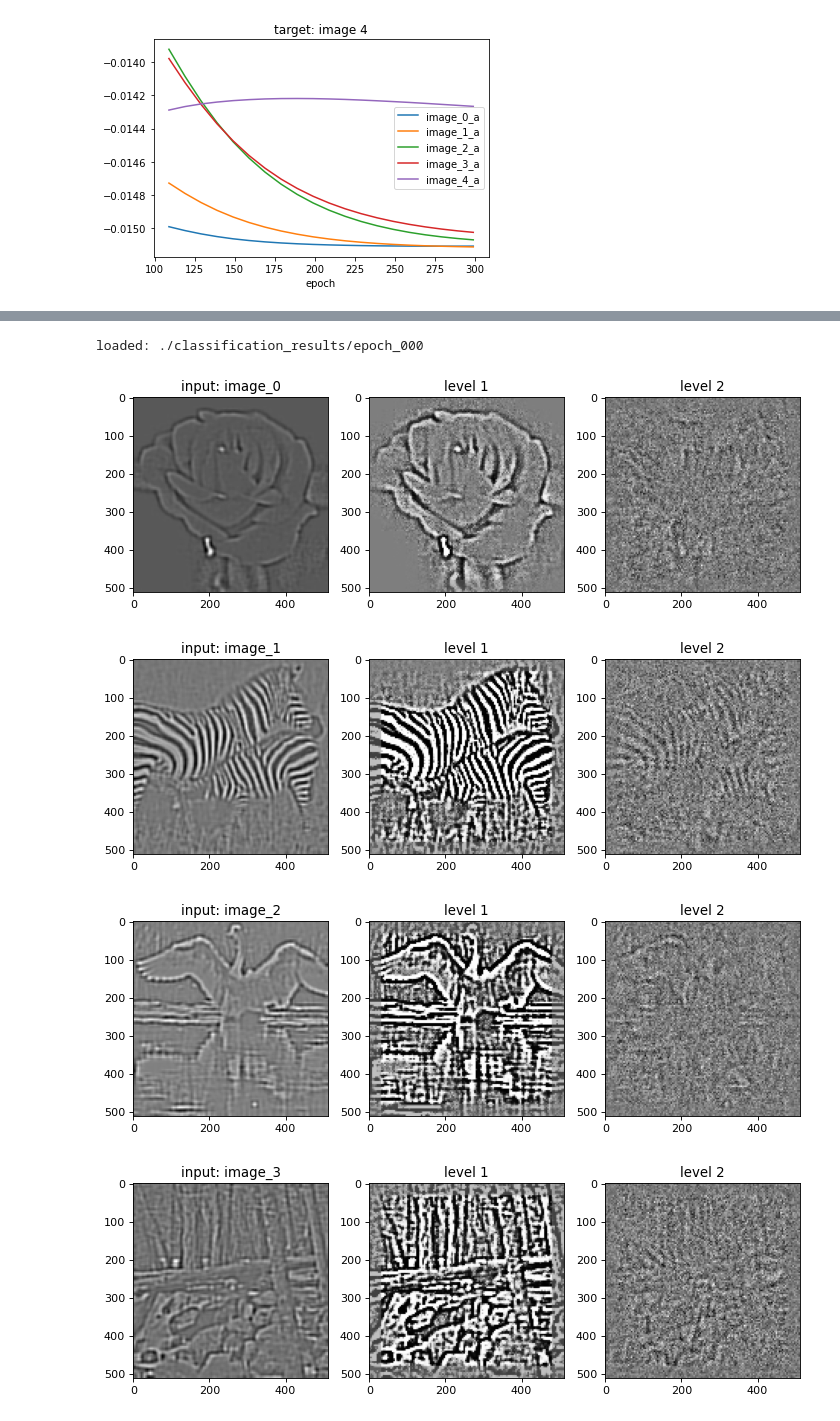
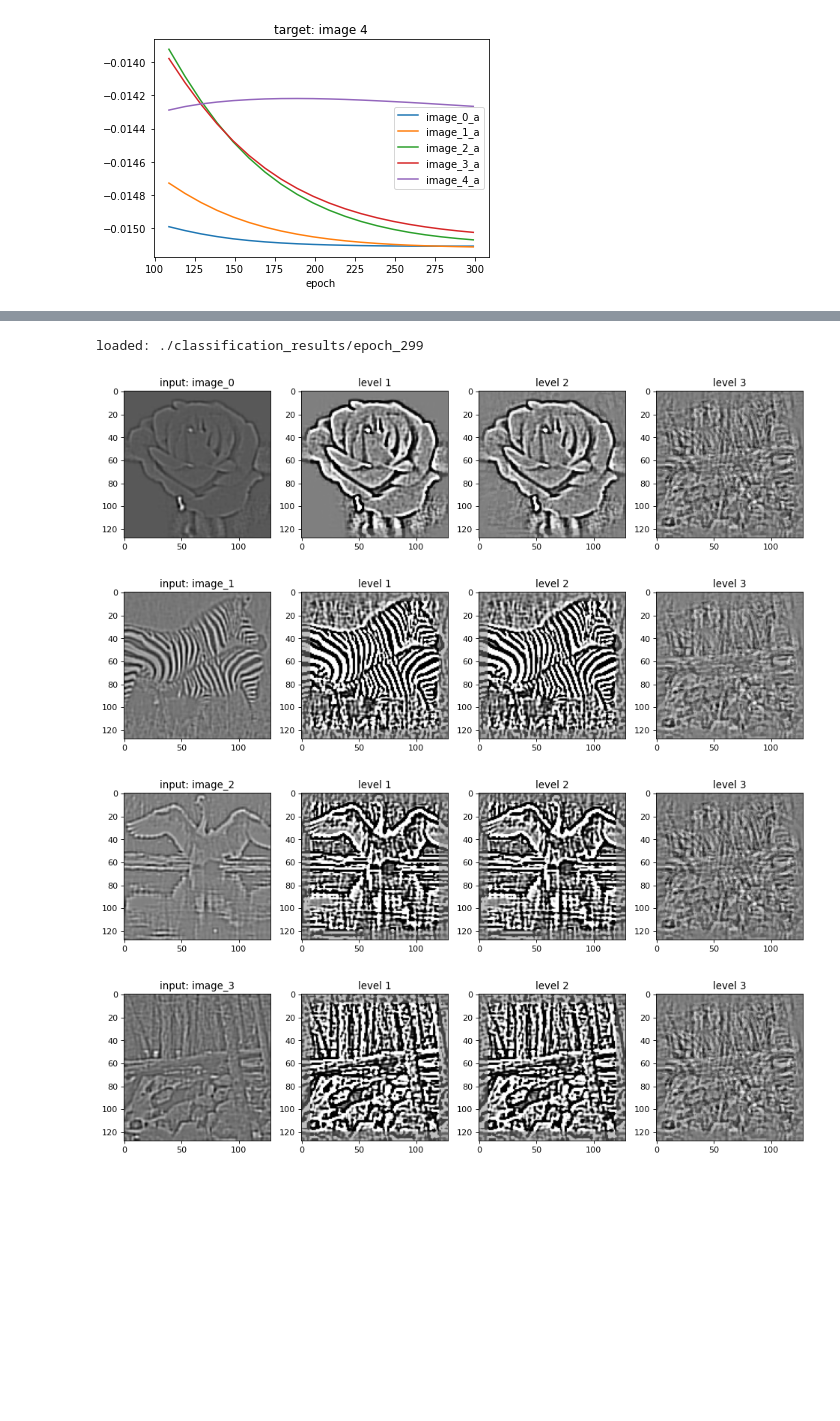
Before and after one commit to timhwang21/predictive_coding, a Jupyter notebook: classification.ipynb, the cells around one changed output, grey strips where cells are left out. Cells and saved outputs as stored; diff of their text form; code cells hidden in the pictures; blank space fills up the shorter version.

Commit message:
add level 3 reconstruction

```diff
--- a/classification.ipynb
+++ b/classification.ipynb
@@ -137,39 +180,42 @@ for i in range(vector_len):
 # %%
-model.load(os.path.join(out_dir, "epoch_{:0>{}d}".format(0, zero_pad_len)))
+model.load(os.path.join(out_dir, "epoch_{:0>{}d}".format(max(range(epoch_n)), zero_pad_len)))
 
 for i in range(len(test_set.filtered_images)):
     filtered_img = test_set.filtered_images[i]
-    filtered_img = cv2.resize(filtered_img, None, fx=4, fy=4, interpolation=cv2.INTER_NEAREST)
     filtered_img = cv2.normalize(src=filtered_img, dst=None, alpha=0, beta=255, norm_type=cv2.NORM_MINMAX, dtype=cv2.CV_8U)
 
     inputs = test_set.get_rf1_patches(i)
     label = test_set.labels[i]
     r1, r2, r3, e1, e2, e3 = model.apply_input(inputs, label, training=False)
     level1_img = model.reconstruct(r1, level=1)
     level2_img = model.reconstruct(r2, level=2)
-    level1_img = cv2.resize(level1_img, None, fx=4, fy=4, interpolation=cv2.INTER_NEAREST)
-    level2_img = cv2.resize(level2_img, None, fx=4, fy=4, interpolation=cv2.INTER_NEAREST)
+    level3_img = model.reconstruct(r3, level=3)
     level1_img = cv2.normalize(src=level1_img, dst=None, alpha=0, beta=255, norm_type=cv2.NORM_MINMAX, dtype=cv2.CV_8U)
     level2_img = cv2.normalize(src=level2_img, dst=None, alpha=0, beta=255, norm_type=cv2.NORM_MINMAX, dtype=cv2.CV_8U)
+    level3_img = cv2.normalize(src=level3_img, dst=None, alpha=0, beta=255, norm_type=cv2.NORM_MINMAX, dtype=cv2.CV_8U)
 
-    plt.figure(figsize=(9, 3), dpi=80)
+    plt.figure(figsize=(12, 3), dpi=80)
 
-    plt.subplot(131)
+    plt.subplot(141)
     plt.title("input: image_{}".format(i))
     plt.imshow(filtered_img, cmap="gray")
 
-    plt.subplot(132)
+    plt.subplot(142)
     plt.title("level 1")
     plt.imshow(level1_img, cmap="gray")
 
-    plt.subplot(133)
+    plt.subplot(143)
     plt.title("level 2")
     plt.imshow(level2_img, cmap="gray")
 
+    plt.subplot(144)
+    plt.title("level 3")
+    plt.imshow(level3_img, cmap="gray")
+
     plt.tight_layout()
 # %% [output]
-loaded: ./classification_results/epoch_000
+loaded: ./classification_results/epoch_299
-[figure, old version]
+[figure, new version]
-[figure, old version]
+[figure, new version]
-[figure, old version]
+[figure, new version]
-[figure, old version]
+[figure, new version]
```
Also changed, not shown: parts of 5 cells of this notebook, 1 other file.
